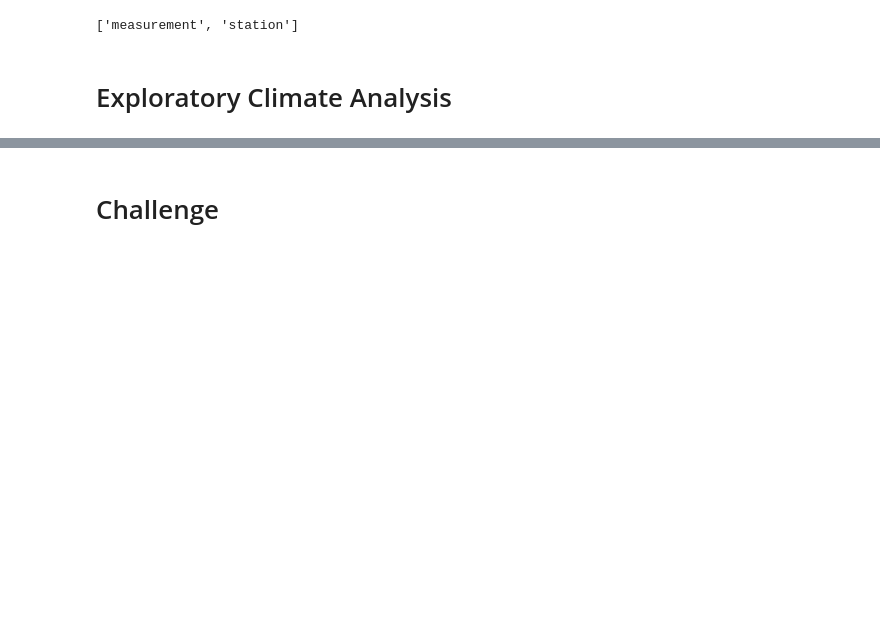
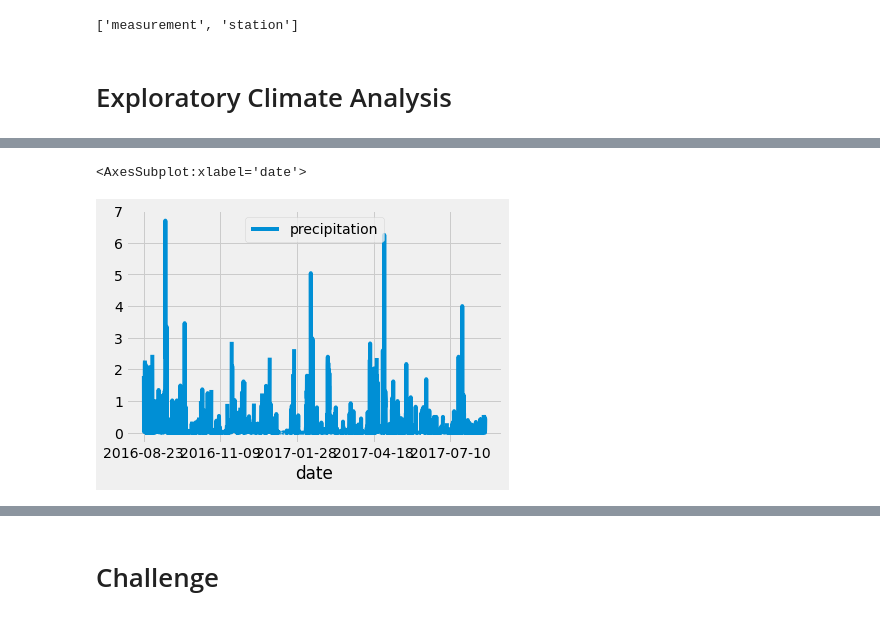
Before and after one commit to bsalamin/surfs_up, a Jupyter notebook: climate_analysis.ipynb, the cells around one changed output, grey strips where cells are left out. Drawn from its saved outputs; the diff is of its cells as text; code cells hidden in the pictures; blank space fills up the shorter version.

```diff
--- a/climate_analysis.ipynb
+++ b/climate_analysis.ipynb
@@ -57,2 +100,8 @@ session = Session(engine)
+# %%
+# Use Pandas Plotting with Matplotlib to plot the data
+df.plot()
+# %% [output]
+<AxesSubplot:xlabel='date'>
+[figure, added]
 # %%
 # Use Pandas to calcualte the summary statistics for the precipitation data
```
Also changed, not shown: parts of 3 cells of this notebook.
